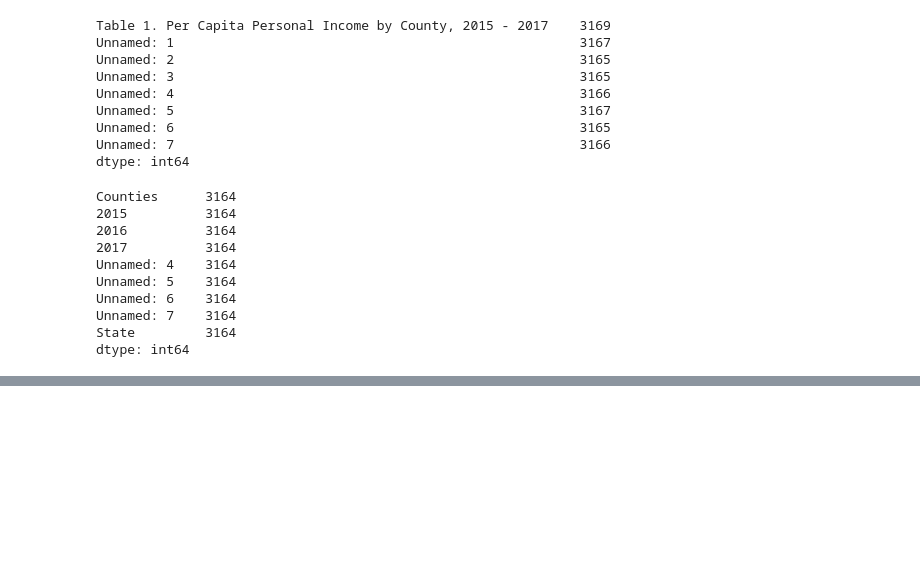
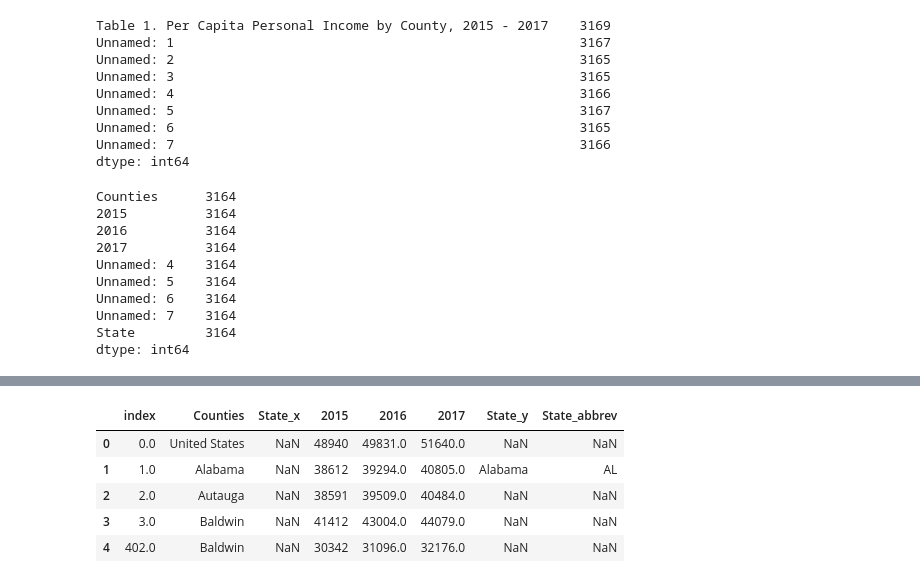
Before and after one commit to natashacrosby/Project_1, a Jupyter notebook: Income_Data_Project_1.ipynb, the cells around one changed output, grey strips where cells are left out. Saved outputs shown, nothing was run; the diff lists cells and outputs as text; code cells hidden in the pictures; blank space fills up the shorter version.

Commit message:
cleaned income data and exported to csv

```diff
--- a/Income_Data_Project_1.ipynb
+++ b/Income_Data_Project_1.ipynb
@@ -142,7 +152,6 @@ us_state_abbrev = {
     'Wisconsin': 'WI',
     'Wyoming': 'WY',
 }
-# %%
-for i in range(len(df)):
-    if df.loc[df['counties'] == us_state_abbrev.keys()[i]]:
-        df.state[i] = us_state_abbrev.keys()[i]
+# %%
+state_df = pd.DataFrame(list(us_state_abbrev.items()), columns=['State', 'State_abbrev'])
+state_df.head()
@@ -148,0 +165,3 @@ for i in range(len(df)):
+# %%
+df.reset_index(inplace=True, drop=False)
+df.head()
@@ -148,0 +175,11 @@ for i in range(len(df)):
+# %%
+test = pd.merge(df, state_df, how="outer", left_on="Counties", right_on = "State", sort = False)
+# %%
+test.head()
+# %% [output]
+|  | index | Counties | State_x | 2015 | 2016 | 2017 | State_y | State_abbrev |
+| 0 | 0.0 | United States | NaN | 48940 | 49831.0 | 51640.0 | NaN | NaN |
+| 1 | 1.0 | Alabama | NaN | 38612 | 39294.0 | 40805.0 | Alabama | AL |
+| 2 | 2.0 | Autauga | NaN | 38591 | 39509.0 | 40484.0 | NaN | NaN |
+| 3 | 3.0 | Baldwin | NaN | 41412 | 43004.0 | 44079.0 | NaN | NaN |
+| 4 | 402.0 | Baldwin | NaN | 30342 | 31096.0 | 32176.0 | NaN | NaN |
```
Also changed, not shown: parts of 16 cells of this notebook, 1 other file.
